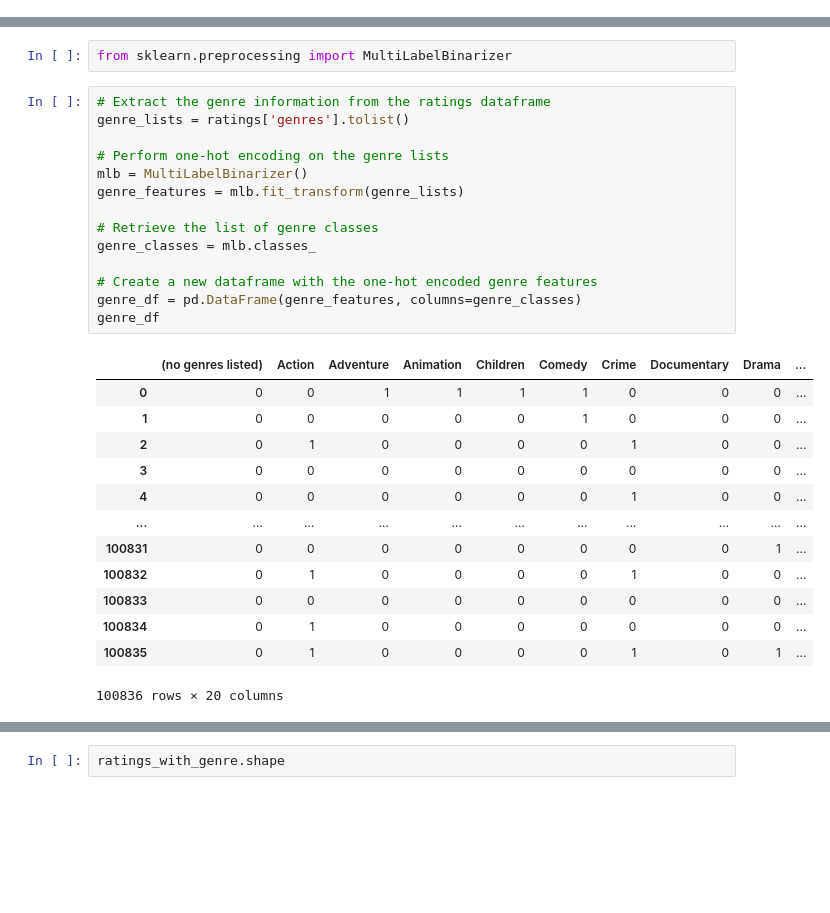
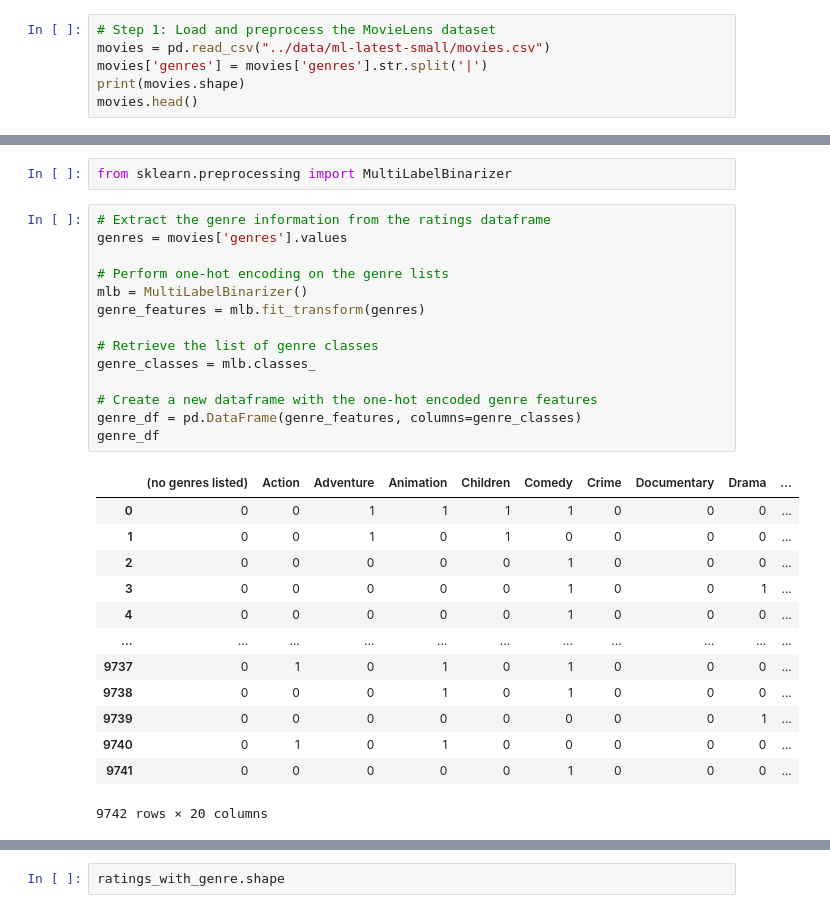
Before and after one commit to jgraham91/final-project, a Jupyter notebook: notebooks/FINAL-PROJECT.ipynb, the cells around one changed output, grey strips where cells are left out. Drawn from its saved outputs; the diff is of its cells as text; blank space fills up the shorter version.

```diff
--- a/notebooks/FINAL-PROJECT.ipynb
+++ b/notebooks/FINAL-PROJECT.ipynb
@@ -1645,3 +4032,9 @@ from tensorflow.keras.layers import Input, Dense, Concatenate, Flatten, Embeddin
 from tensorflow.keras.models import Model
 from sklearn.model_selection import train_test_split
 from sklearn.metrics import mean_squared_error
+# %%
+# Step 1: Load and preprocess the MovieLens dataset
+movies = pd.read_csv("../data/ml-latest-small/movies.csv")
+movies['genres'] = movies['genres'].str.split('|')
+print(movies.shape)
+movies.head()
@@ -1649,30 +4061,30 @@ from sklearn.metrics import mean_squared_error
 from sklearn.preprocessing import MultiLabelBinarizer
 # %%
 # Extract the genre information from the ratings dataframe
-genre_lists = ratings['genres'].tolist()
+genres = movies['genres'].values
 
 # Perform one-hot encoding on the genre lists
 mlb = MultiLabelBinarizer()
-genre_features = mlb.fit_transform(genre_lists)
+genre_features = mlb.fit_transform(genres)
 
 # Retrieve the list of genre classes
 genre_classes = mlb.classes_
 
 # Create a new dataframe with the one-hot encoded genre features
 genre_df = pd.DataFrame(genre_features, columns=genre_classes)
 genre_df
 # %% [output]
 |  | (no genres listed) | Action | Adventure | Animation | Children | Comedy | Crime | Documentary | Drama | ... |
 | 0 | 0 | 0 | 1 | 1 | 1 | 1 | 0 | 0 | 0 | ... |
-| 1 | 0 | 0 | 0 | 0 | 0 | 1 | 0 | 0 | 0 | ... |
-| 2 | 0 | 1 | 0 | 0 | 0 | 0 | 1 | 0 | 0 | ... |
-| 3 | 0 | 0 | 0 | 0 | 0 | 0 | 0 | 0 | 0 | ... |
-| 4 | 0 | 0 | 0 | 0 | 0 | 0 | 1 | 0 | 0 | ... |
+| 1 | 0 | 0 | 1 | 0 | 1 | 0 | 0 | 0 | 0 | ... |
+| 2 | 0 | 0 | 0 | 0 | 0 | 1 | 0 | 0 | 0 | ... |
+| 3 | 0 | 0 | 0 | 0 | 0 | 1 | 0 | 0 | 1 | ... |
+| 4 | 0 | 0 | 0 | 0 | 0 | 1 | 0 | 0 | 0 | ... |
 | ... | ... | ... | ... | ... | ... | ... | ... | ... | ... | ... |
-| 100831 | 0 | 0 | 0 | 0 | 0 | 0 | 0 | 0 | 1 | ... |
-| 100832 | 0 | 1 | 0 | 0 | 0 | 0 | 1 | 0 | 0 | ... |
-| 100833 | 0 | 0 | 0 | 0 | 0 | 0 | 0 | 0 | 0 | ... |
-| 100834 | 0 | 1 | 0 | 0 | 0 | 0 | 0 | 0 | 0 | ... |
-| 100835 | 0 | 1 | 0 | 0 | 0 | 0 | 1 | 0 | 1 | ... |
+| 9737 | 0 | 1 | 0 | 1 | 0 | 1 | 0 | 0 | 0 | ... |
+| 9738 | 0 | 0 | 0 | 1 | 0 | 1 | 0 | 0 | 0 | ... |
+| 9739 | 0 | 0 | 0 | 0 | 0 | 0 | 0 | 0 | 1 | ... |
+| 9740 | 0 | 1 | 0 | 1 | 0 | 0 | 0 | 0 | 0 | ... |
+| 9741 | 0 | 0 | 0 | 0 | 0 | 1 | 0 | 0 | 0 | ... |
-100836 rows × 20 columns
+9742 rows × 20 columns
 # %%
```
Also changed, not shown: parts of 238 cells of this notebook.
